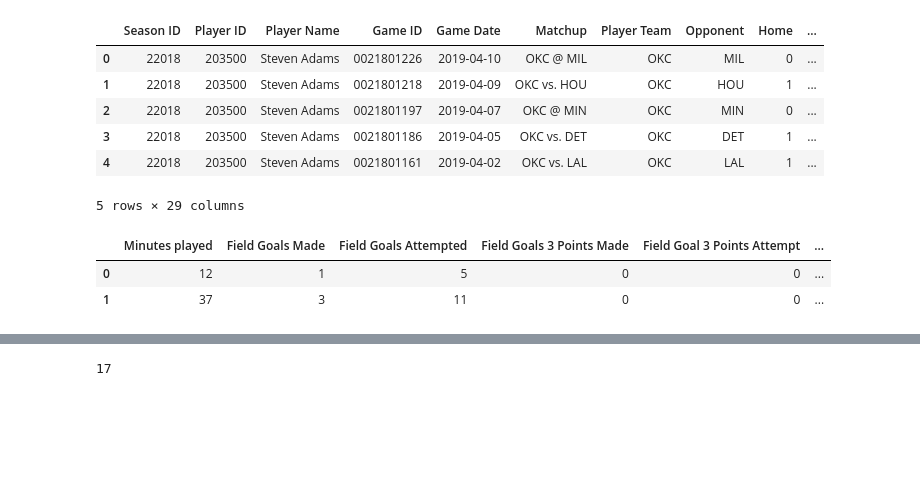
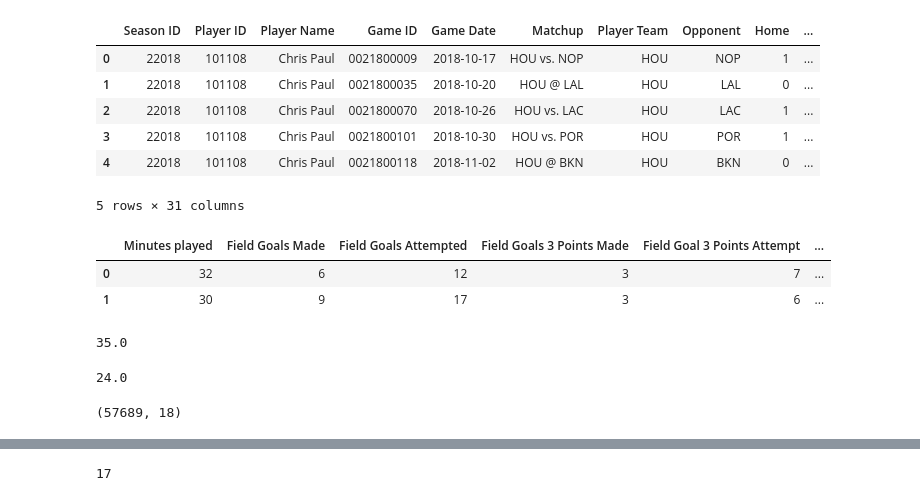
Before and after one commit to pratikgirigoswami/Player-Performance-Improvement-Prediction, a Jupyter notebook: Models/Player_model_Raw_data_2018-2021.ipynb, the cells around one changed output, grey strips where cells are left out. Drawn from its saved outputs; the diff is of its cells as text; code cells hidden in the pictures; blank space fills up the shorter version.

```diff
--- a/Models/Player_model_Raw_data_2018-2021.ipynb
+++ b/Models/Player_model_Raw_data_2018-2021.ipynb
@@ -4,7 +4,7 @@ import numpy as np
 # %%
 import pickle
 # %%
-with open('C:/Users/hp/OneDrive/Documents/AML Capstone Project/Player-Performance-Improvement-Prediction/Data Gathering/Datasets/df_2018_to_2021_with_draftkings_score.pkl','rb') as f:
+with open('C:/Users/hp/OneDrive/Documents/AML Capstone Project/Player-Performance-Improvement-Prediction/Data Gathering/Datasets/df_2018_to_2021_with_next_game_draftkings_score.pkl','rb') as f:
     df = pickle.load(f)
 # %%
 df = pd.DataFrame(df)
@@ -12,29 +12,31 @@ df = pd.DataFrame(df)
 df.head()
 # %% [output]
 |  | Season ID | Player ID | Player Name | Game ID | Game Date | Matchup | Player Team | Opponent | Home | ... |
-| 0 | 22018 | 203500 | Steven Adams | 0021801226 | 2019-04-10 | OKC @ MIL | OKC | MIL | 0 | ... |
-| 1 | 22018 | 203500 | Steven Adams | 0021801218 | 2019-04-09 | OKC vs. HOU | OKC | HOU | 1 | ... |
-| 2 | 22018 | 203500 | Steven Adams | 0021801197 | 2019-04-07 | OKC @ MIN | OKC | MIN | 0 | ... |
-| 3 | 22018 | 203500 | Steven Adams | 0021801186 | 2019-04-05 | OKC vs. DET | OKC | DET | 1 | ... |
-| 4 | 22018 | 203500 | Steven Adams | 0021801161 | 2019-04-02 | OKC vs. LAL | OKC | LAL | 1 | ... |
+| 0 | 22018 | 101108 | Chris Paul | 0021800009 | 2018-10-17 | HOU vs. NOP | HOU | NOP | 1 | ... |
+| 1 | 22018 | 101108 | Chris Paul | 0021800035 | 2018-10-20 | HOU @ LAL | HOU | LAL | 0 | ... |
+| 2 | 22018 | 101108 | Chris Paul | 0021800070 | 2018-10-26 | HOU vs. LAC | HOU | LAC | 1 | ... |
+| 3 | 22018 | 101108 | Chris Paul | 0021800101 | 2018-10-30 | HOU vs. POR | HOU | POR | 1 | ... |
+| 4 | 22018 | 101108 | Chris Paul | 0021800118 | 2018-11-02 | HOU @ BKN | HOU | BKN | 0 | ... |
-5 rows × 29 columns
+5 rows × 31 columns
 # %%
 df['Game Date'] = pd.to_datetime(df['Game Date'])
 # %%
 df.drop(["Player Name",
          "Season ID",
          "Player ID",
          "Game ID",
          "Matchup",
          "Game Date",
          "Player Team",
          "Opponent",
          "Home",
          "Won",
-         "Player Efficiency Ratings"], axis=1, inplace=True)
+         "Player Efficiency Ratings",
+         "DraftKings score",
+         "Next Opponent"], axis=1, inplace=True)
 
 df.head(2)
 # %% [output]
 |  | Minutes played | Field Goals Made | Field Goals Attempted | Field Goals 3 Points Made | Field Goal 3 Points Attempt | ... |
-| 0 | 12 | 1 | 5 | 0 | 0 | ... |
-| 1 | 37 | 3 | 11 | 0 | 0 | ... |
+| 0 | 32 | 6 | 12 | 3 | 7 | ... |
+| 1 | 30 | 9 | 17 | 3 | 6 | ... |
@@ -40,0 +45,4 @@ df.head(2)
+# %%
+q3
+# %% [output]
+35.0
@@ -40,0 +51,8 @@ df.head(2)
+# %%
+IQR
+# %% [output]
+24.0
+# %%
+df.shape
+# %% [output]
+(57689, 18)
```
Also changed, not shown: parts of 21 cells of this notebook, 9 other files.
